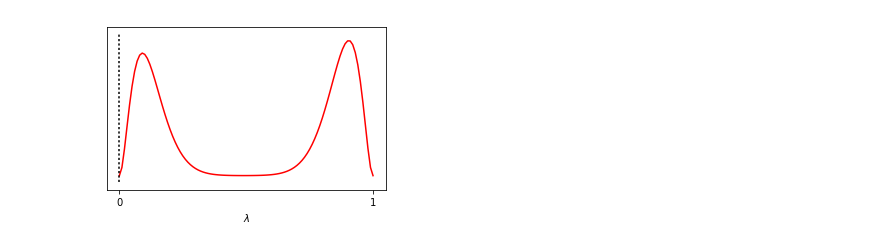
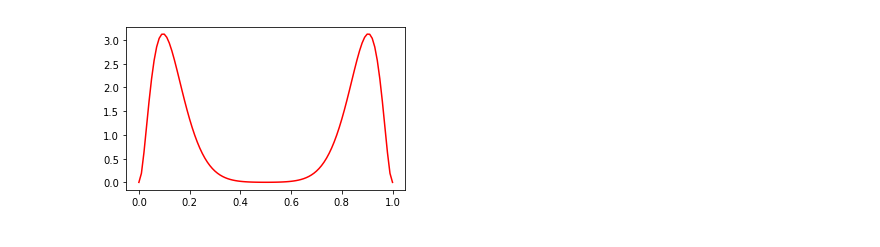
Before and after one commit to CMPE547-Spring-2017-Bogazici/hw4, a Jupyter notebook: solution.ipynb, the cells around one changed output. Cells and saved outputs as stored; diff of their text form; code cells hidden in the pictures.

```diff
--- a/solution.ipynb
+++ b/solution.ipynb
@@ -27,40 +17,35 @@ $
 # %%
-%matplotlib inline
 import matplotlib.pyplot as plt
-import math
 from scipy.special import gammaln
 import numpy as np
 import scipy.special as sps
-
+import math
 #savefigs =
 
-def log_beta_pdf(x, a, b):
+def beta_pdf(x, a, b):
 
-    y = 0.5*((math.gamma(a+b+23)/(math.gamma(a+3)*math.gamma(b+20)))*(x**(a-1+3))*((1-x)**(b+20)))
-    y = y + 0.5*((math.gamma(a+b+23)/((math.gamma(a+20))*math.gamma(b+3)))*x**(a-1+20)*(1-x)**(b-1 + 3))
+    y = math.gamma(23)/(math.gamma(20)*math.gamma(3))
+    #print y
+    #y = gammaln(23) -gammaln(20)
+    #y = y/math.gamma(23+a+b)
+    #print np.power(x,20+a-1)
+    #print np.power(1-x,20+b-1)
+    t = np.add(np.power(x,20+a-1)*np.power(1-x,3+b-1) , np.power(x,3+a-1)*np.power(1-x,20+b-1))
+    y = np.divide(y*t,2)
+    #print y
     return y
 
 a = 0
 b = 0
 
 xx = [1,1,1,1,1,0,1,1, 1,0,1,0,1,1,1,1,0, 1,1,1,1,1,1,1]
 
 p = np.arange(0.0,1.01,0.01)
 
 c = [0,0]
 N = 0
 plt.figure(figsize=(5,3))
-dist = log_beta_pdf(p, a+c[1], b+c[0])
-plt.plot(p, dist, 'r')
-plt.xticks([0,1])
-plt.yticks([])
-#plt.xlim([-0.1,1.1])
-#plt.ylim([0,6])
-pi_ML =  (a+c[1])/(23+a+b+N)
-yl = plt.gca().get_ylim()
-plt.plot([pi_ML, pi_ML], yl , 'k:')
-
-plt.xlabel('$\lambda$')
+plt.plot(p, beta_pdf(p, a+c[1], b+c[0]), 'r')
 plt.show()
 # %% [output]
-[figure, old version]
+[figure, new version]
```
Also changed, not shown: parts of 11 cells of this notebook.
